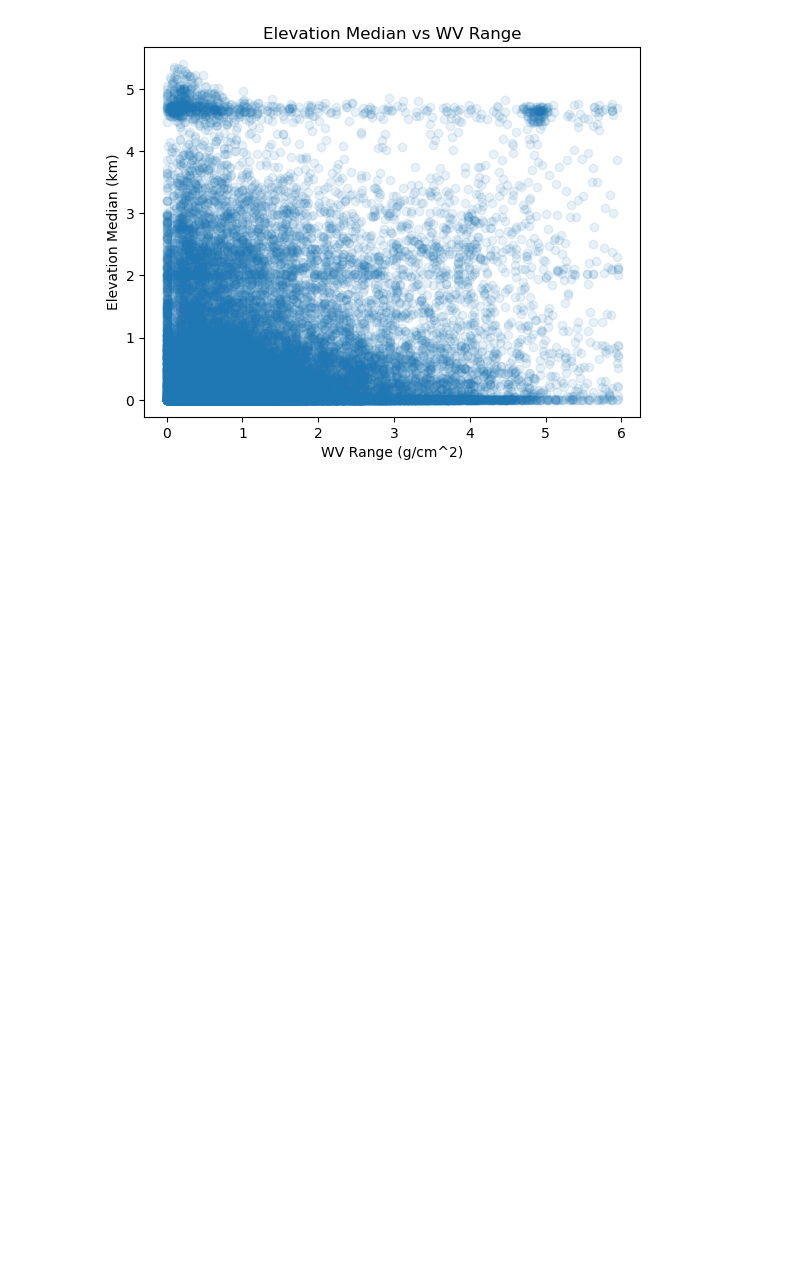
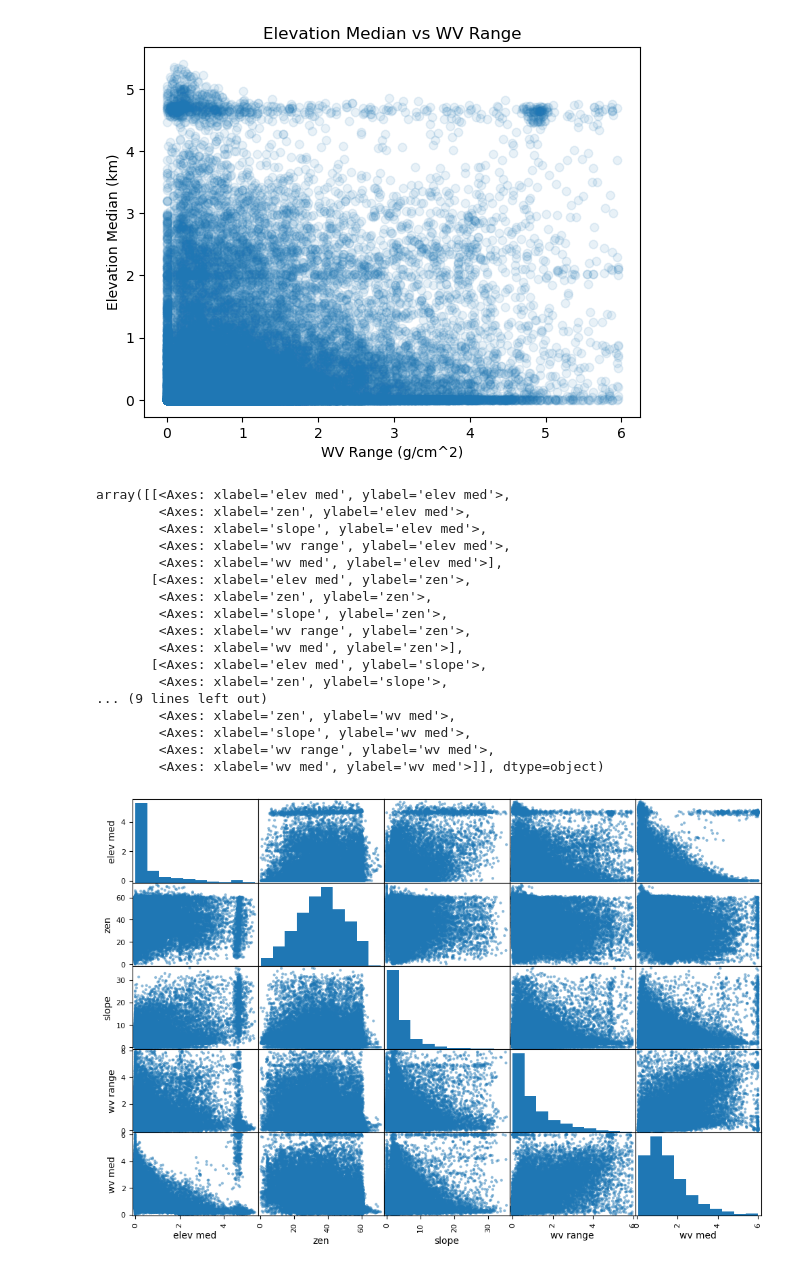
Before and after one commit to varunpatro1/EMIT_scene_analysis, a Jupyter notebook: corr_cov.ipynb, the cells around one changed output. Saved outputs shown, nothing was run; the diff lists cells and outputs as text; code cells hidden in the pictures; blank space fills up the shorter version.

Commit message:
ran another experiment with sza, slope and wv med

```diff
--- a/corr_cov.ipynb
+++ b/corr_cov.ipynb
@@ -65,3 +65,25 @@ plt.ylabel('Elevation Median (km)')
 # %% [output]
 Text(0, 0.5, 'Elevation Median (km)')
 [figure]
+# %%
+attributes = ['elev med', 'zen', 'slope', 'wv range', 'wv med']
+scatter_matrix(df[attributes], figsize = (12, 8))
+# %% [output]
+array([[<Axes: xlabel='elev med', ylabel='elev med'>,
+        <Axes: xlabel='zen', ylabel='elev med'>,
+        <Axes: xlabel='slope', ylabel='elev med'>,
+        <Axes: xlabel='wv range', ylabel='elev med'>,
+        <Axes: xlabel='wv med', ylabel='elev med'>],
+       [<Axes: xlabel='elev med', ylabel='zen'>,
+        <Axes: xlabel='zen', ylabel='zen'>,
+        <Axes: xlabel='slope', ylabel='zen'>,
+        <Axes: xlabel='wv range', ylabel='zen'>,
+        <Axes: xlabel='wv med', ylabel='zen'>],
+       [<Axes: xlabel='elev med', ylabel='slope'>,
+        <Axes: xlabel='zen', ylabel='slope'>,
+... (9 lines left out)
+        <Axes: xlabel='zen', ylabel='wv med'>,
+        <Axes: xlabel='slope', ylabel='wv med'>,
+        <Axes: xlabel='wv range', ylabel='wv med'>,
+        <Axes: xlabel='wv med', ylabel='wv med'>]], dtype=object)
+[figure, added]
```
Also changed, not shown: 1 other file.
